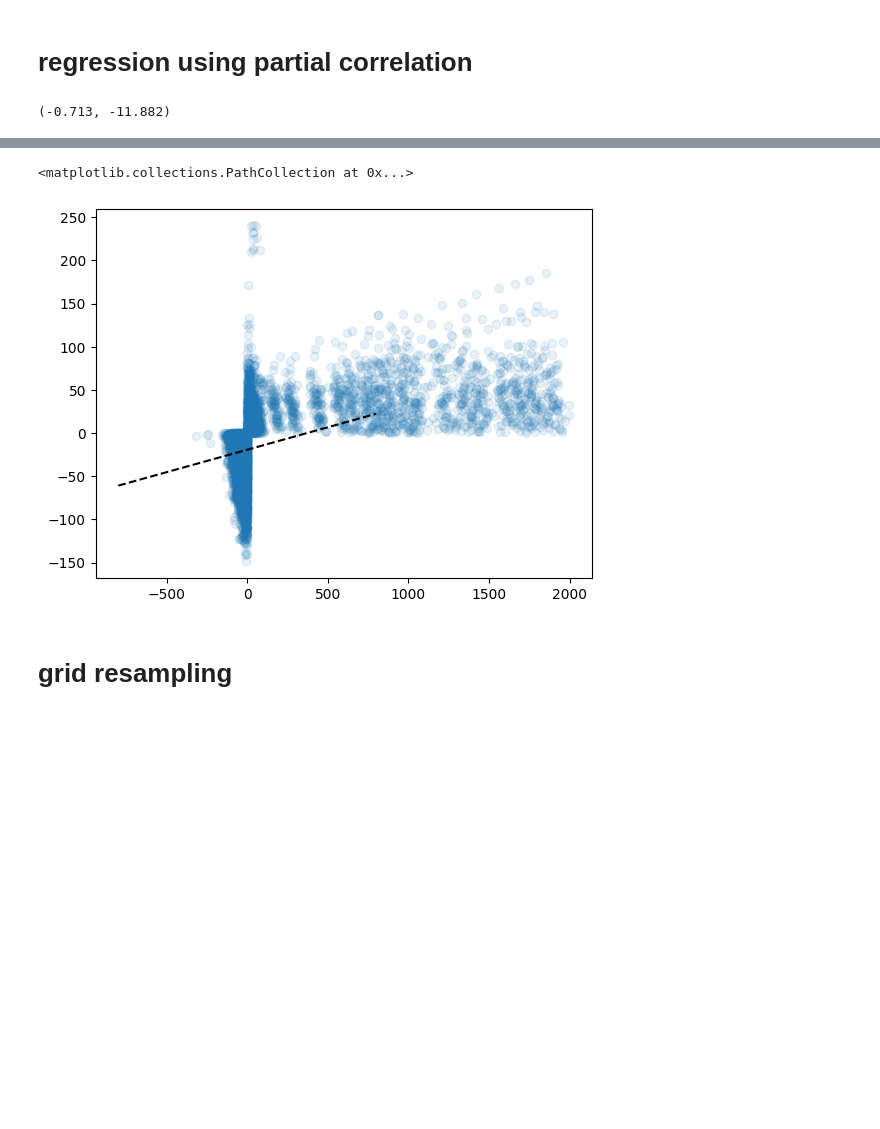
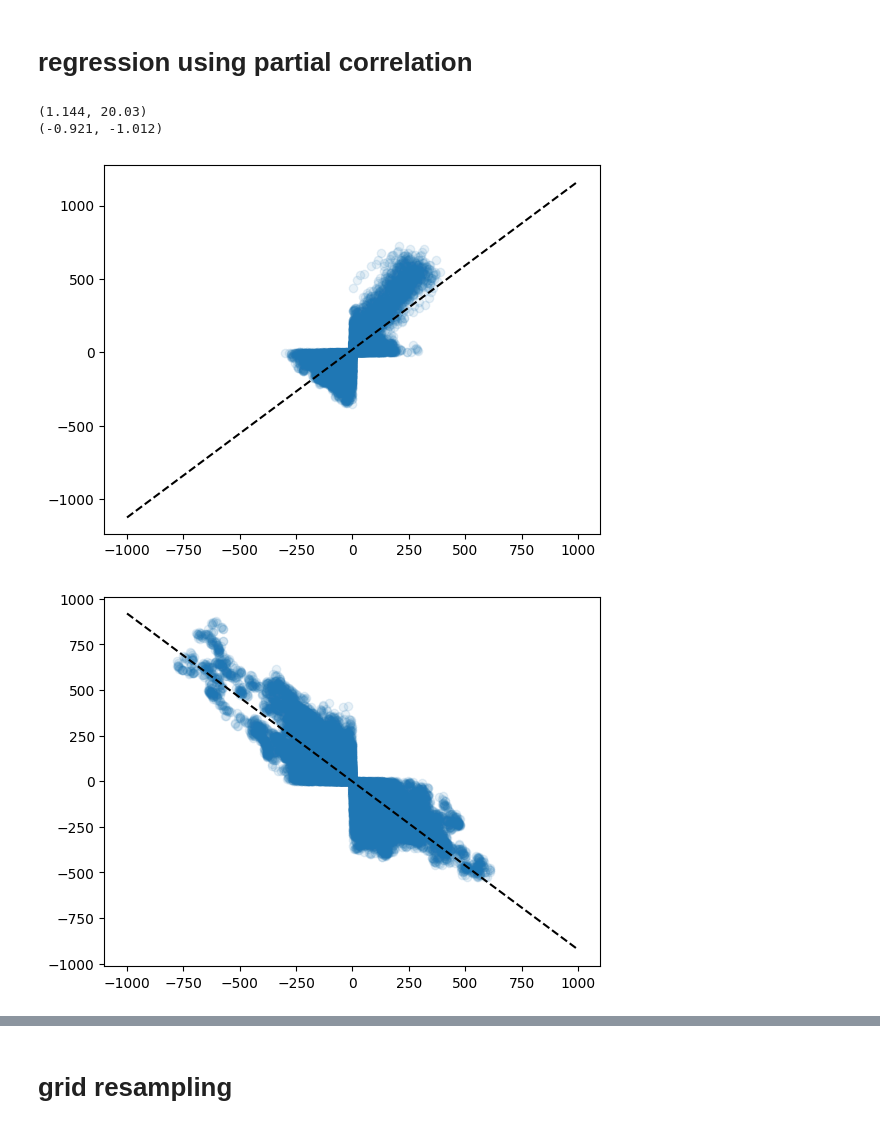
Before and after one commit to peppy-senpai/MBTA, a Jupyter notebook: code/blue_line_delay_analysis.ipynb, the cells around one changed output, grey strips where cells are left out. Saved outputs shown, nothing was run; the diff lists cells and outputs as text; code cells hidden in the pictures; blank space fills up the shorter version.

```diff
--- a/code/blue_line_delay_analysis.ipynb
+++ b/code/blue_line_delay_analysis.ipynb
@@ -122,25 +122,48 @@ plt.scatter(pred_resd.values, target_resd.values, alpha=0.1)
 # %%
 from sklearn.linear_model import LinearRegression
 import numpy as np
 
 resd = pd.DataFrame({'pred_resd': pred_resd.values,
                   'target_resd': target_resd.values})
 
 pred = resd['pred_resd']-resd['pred_resd'].mean()
 target = resd['target_resd']-resd['target_resd'].mean()
 resd['cor'] = ((pred*target)/(np.sqrt((pred**2)*(target**2)))).round(2)
 
-data = resd[resd['cor']==-1]
-x = data['pred_resd'].to_numpy().reshape(-1,1)
-y = data['target_resd'].to_numpy()
-
-model = LinearRegression()
-model.fit(x,y)
+m_lst = []
+c_lst = []
 
 
-m = round(model.coef_[0].item(), 3)
-c = round(model.intercept_.item(), 3)
+for cor in [1,-1]:
+    data = resd[resd['cor']==cor]
+    x = data['pred_resd'].to_numpy().reshape(-1,1)
+    y = data['target_resd'].to_numpy()
 
-print((m, c))
+    model = LinearRegression()
+    model.fit(x,y)
+
+
+    m = round(model.coef_[0].item(), 3)
+    c = round(model.intercept_.item(), 3)
+
+    m_lst.append(m)
+    c_lst.append(c)
+
+    print((m, c))
+    xaxis = np.linspace(-1000, 1000, 3)
+    yaxis = m*xaxis + c
+    plt.figure()
+    plt.plot(xaxis, yaxis, 'k--')
+    plt.scatter(x, y, alpha=0.1)
+
+
+plt.figure()
+plt.scatter(resd['pred_resd'],resd['target_resd'], alpha=0.1)
+for m,c in zip(m_lst, c_lst):
+    yaxis = m*xaxis + c
+    plt.plot(xaxis, yaxis, 'k--')
 # %% [output]
-(-0.713, -11.882)
+(1.144, 20.03)
+(-0.921, -1.012)
+[figure, added]
+[figure, added]
@@ -147,11 +171,3 @@ print((m, c))
-# %%
-xaxis = np.linspace(-800, 800, 3)
-yaxis = m*xaxis + c
-plt.plot(xaxis, yaxis, 'k--')
-plt.scatter(x, y, alpha=0.1)
-# %% [output]
-<matplotlib.collections.PathCollection at 0x...>
-[figure, removed]
 # %% [markdown]
 # grid resampling
 # %%
```
Also changed, not shown: parts of 9 cells of this notebook, 5 other files.
